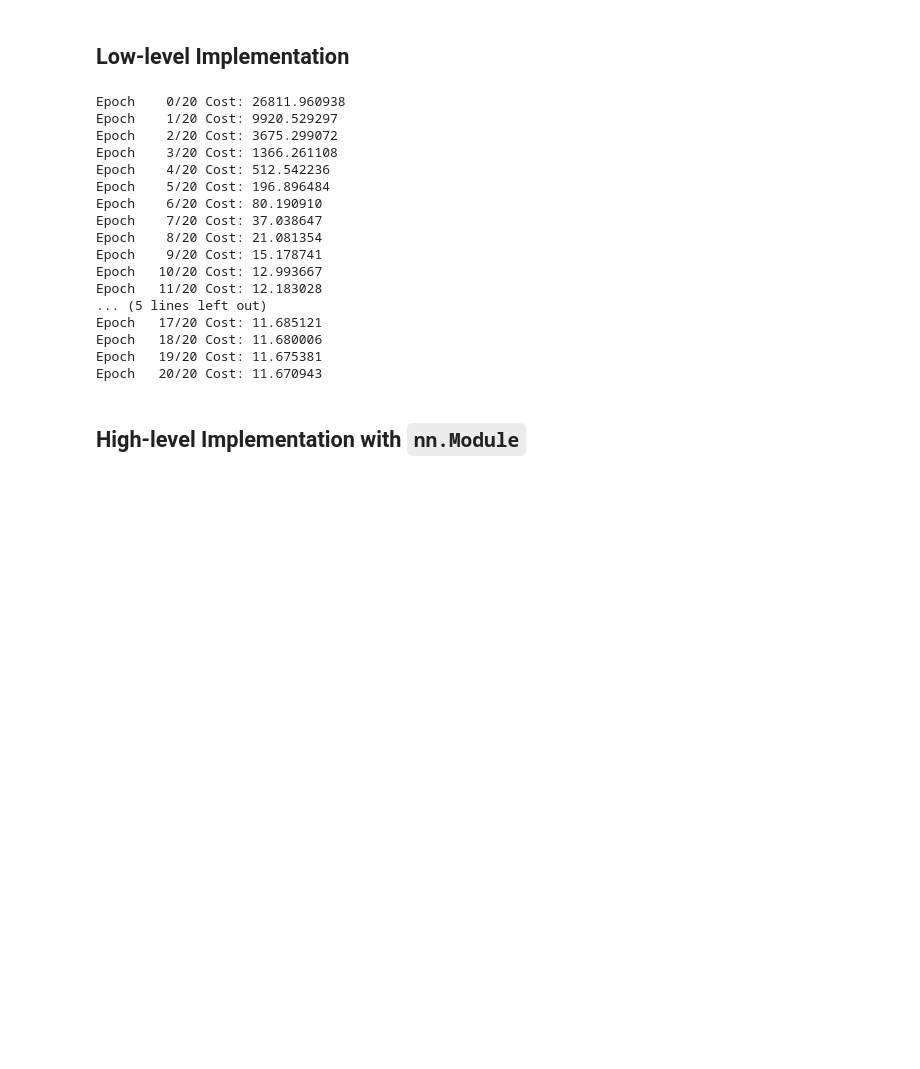
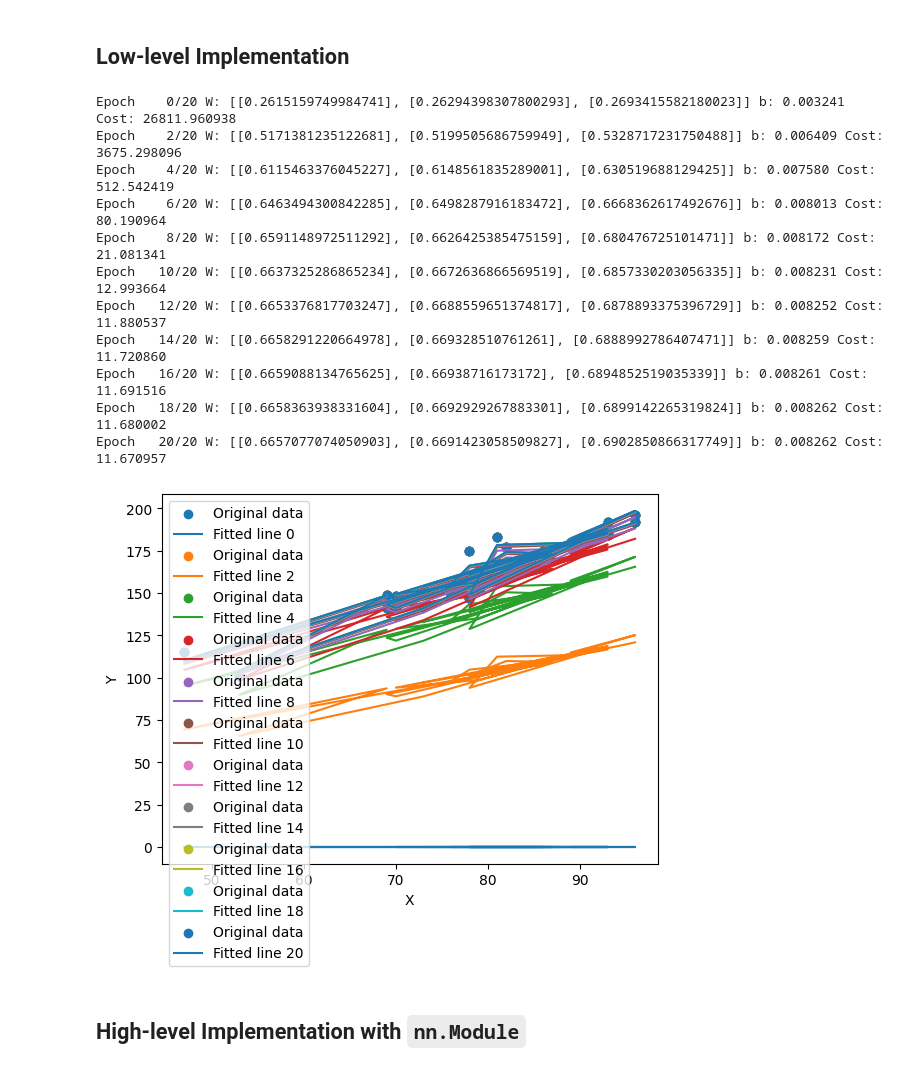
Before and after one commit to Mirpri/pytorch-learning, a Jupyter notebook: lab-04_2_load_data.ipynb, the cells around one changed output. Drawn from its saved outputs; the diff is of its cells as text; code cells hidden in the pictures; blank space fills up the shorter version.

```diff
--- a/lab-04_2_load_data.ipynb
+++ b/lab-04_2_load_data.ipynb
@@ -127,51 +129,51 @@ torch.manual_seed(1)
 # %% [markdown]
 ## Low-level Implementation
 # %%
-# 데이터
-x_train = torch.FloatTensor(x_data)
+# data is from previous cell which was read from csv
+x_train = torch.FloatTensor(x_data) #numpy array to tensor
 y_train = torch.FloatTensor(y_data)
-# 모델 초기화
+
 W = torch.zeros((3, 1), requires_grad=True)
 b = torch.zeros(1, requires_grad=True)
-# optimizer 설정
+
 optimizer = optim.SGD([W, b], lr=1e-5)
 
 nb_epochs = 20
 for epoch in range(nb_epochs + 1):
 
-    # H(x) 계산
     hypothesis = x_train.matmul(W) + b # or .mm or @
 
-    # cost 계산
     cost = torch.mean((hypothesis - y_train) ** 2)
 
-    # cost로 H(x) 개선
     optimizer.zero_grad()
     cost.backward()
     optimizer.step()
 
-    # 100번마다 로그 출력
-    print('Epoch {:4d}/{} Cost: {:.6f}'.format(
-        epoch, nb_epochs, cost.item()
-    ))
+    if epoch % (nb_epochs//10) == 0:
+        print('Epoch {:4d}/{} W: {} b: {:.6f} Cost: {:.6f}'.format(
+            epoch, nb_epochs, W.tolist(), b.item(), cost.item()
+        ))
+        import matplotlib.pyplot as plt
+
+        # Plotting the data
+        plt.scatter(x_data[:, 0], y_data, label='Original data')
+        plt.plot(x_data[:, 0], hypothesis.detach().numpy(), label='Fitted line '+str(epoch))
+        plt.xlabel('X')
+        plt.ylabel('Y')
+        plt.legend()
 # %% [output]
-Epoch    0/20 Cost: 26811.960938
-Epoch    1/20 Cost: 9920.529297
-Epoch    2/20 Cost: 3675.299072
-Epoch    3/20 Cost: 1366.261108
-Epoch    4/20 Cost: 512.542236
-Epoch    5/20 Cost: 196.896484
-Epoch    6/20 Cost: 80.190910
-Epoch    7/20 Cost: 37.038647
-Epoch    8/20 Cost: 21.081354
-Epoch    9/20 Cost: 15.178741
-Epoch   10/20 Cost: 12.993667
-Epoch   11/20 Cost: 12.183028
-... (5 lines left out)
-Epoch   17/20 Cost: 11.685121
-Epoch   18/20 Cost: 11.680006
-Epoch   19/20 Cost: 11.675381
-Epoch   20/20 Cost: 11.670943
+Epoch    0/20 W: [[0.2615159749984741], [0.26294398307800293], [0.2693415582180023]] b: 0.003241 Cost: 26811.960938
+Epoch    2/20 W: [[0.5171381235122681], [0.5199505686759949], [0.5328717231750488]] b: 0.006409 Cost: 3675.298096
+Epoch    4/20 W: [[0.6115463376045227], [0.6148561835289001], [0.630519688129425]] b: 0.007580 Cost: 512.542419
+Epoch    6/20 W: [[0.6463494300842285], [0.6498287916183472], [0.6668362617492676]] b: 0.008013 Cost: 80.190964
+Epoch    8/20 W: [[0.6591148972511292], [0.6626425385475159], [0.680476725101471]] b: 0.008172 Cost: 21.081341
+Epoch   10/20 W: [[0.6637325286865234], [0.6672636866569519], [0.6857330203056335]] b: 0.008231 Cost: 12.993664
+Epoch   12/20 W: [[0.6653376817703247], [0.6688559651374817], [0.6878893375396729]] b: 0.008252 Cost: 11.880537
+Epoch   14/20 W: [[0.6658291220664978], [0.669328510761261], [0.6888992786407471]] b: 0.008259 Cost: 11.720860
+Epoch   16/20 W: [[0.6659088134765625], [0.66938716173172], [0.6894852519035339]] b: 0.008261 Cost: 11.691516
+Epoch   18/20 W: [[0.6658363938331604], [0.6692929267883301], [0.6899142265319824]] b: 0.008262 Cost: 11.680002
+Epoch   20/20 W: [[0.6657077074050903], [0.6691423058509827], [0.6902850866317749]] b: 0.008262 Cost: 11.670957
+[figure, added]
 # %% [markdown]
 ## High-level Implementation with `nn.Module`
 # %%
```
Also changed, not shown: parts of 3 cells of this notebook, 1 other file.
